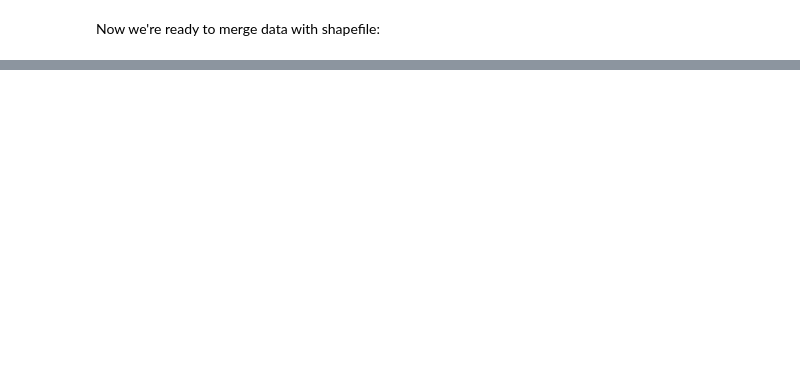
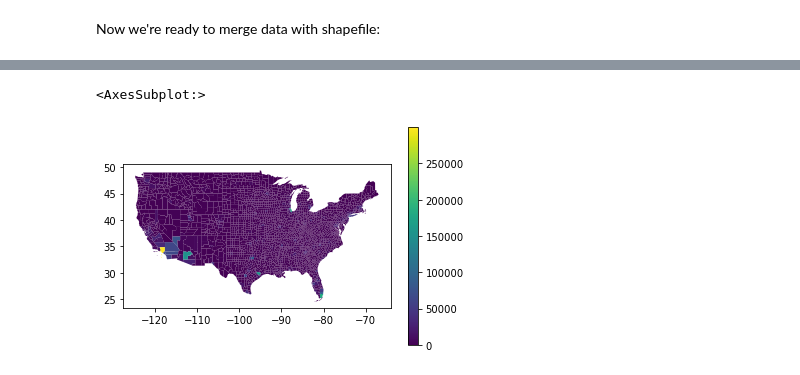
Before and after one commit to jamesdamillington/usa-covid-mapping, a Jupyter notebook: USA-covid-choropleth.ipynb, the cells around one changed output, grey strips where cells are left out. Cells and saved outputs as stored; diff of their text form; code cells hidden in the pictures; blank space fills up the shorter version.

```diff
--- a/USA-covid-choropleth.ipynb
+++ b/USA-covid-choropleth.ipynb
@@ -177,0 +178,5 @@ cty_cont.plot('population')
+# %%
+cty_cont.plot('10/25/20', legend=True)
+# %% [output]
+<AxesSubplot:>
+[figure, added]
```
Also changed, not shown: parts of 31 cells of this notebook.
